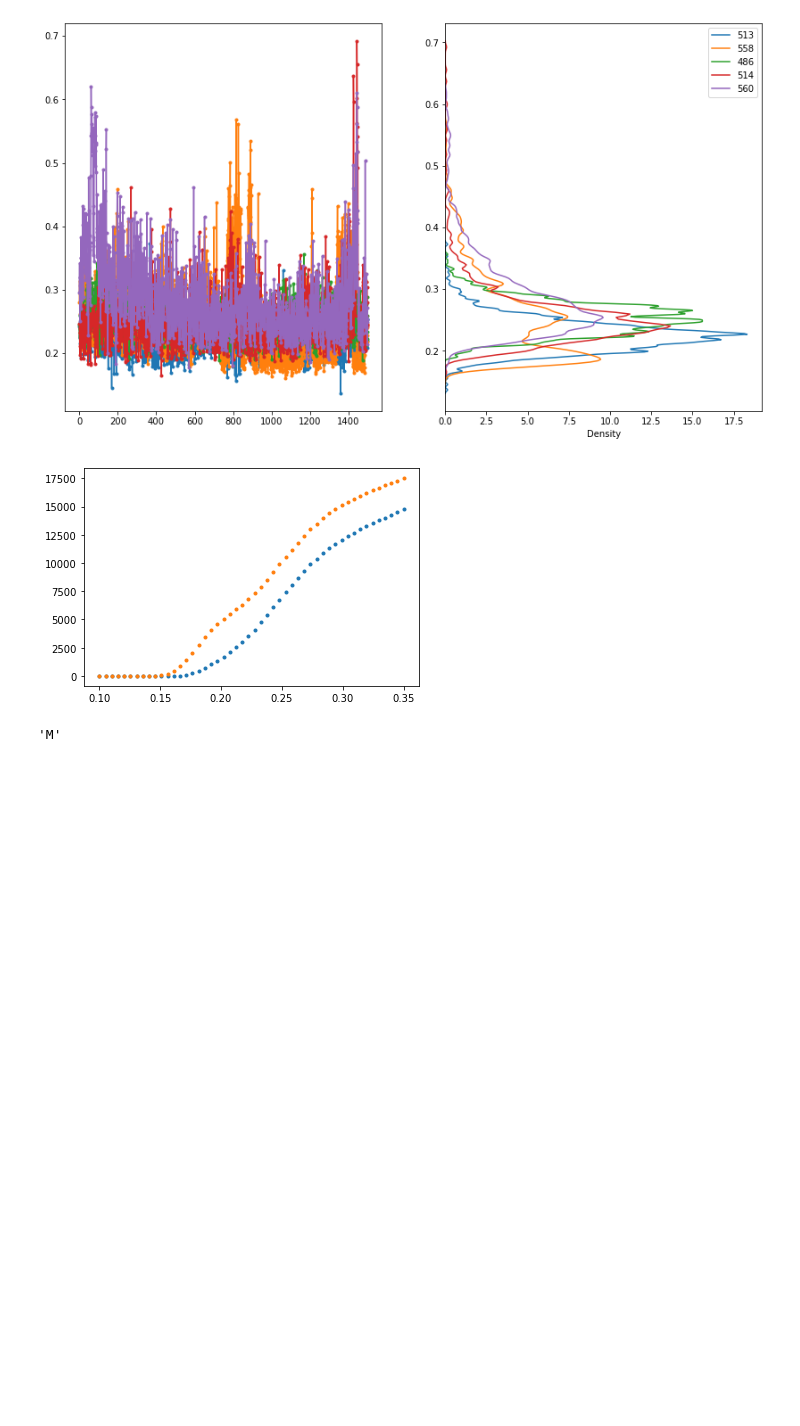
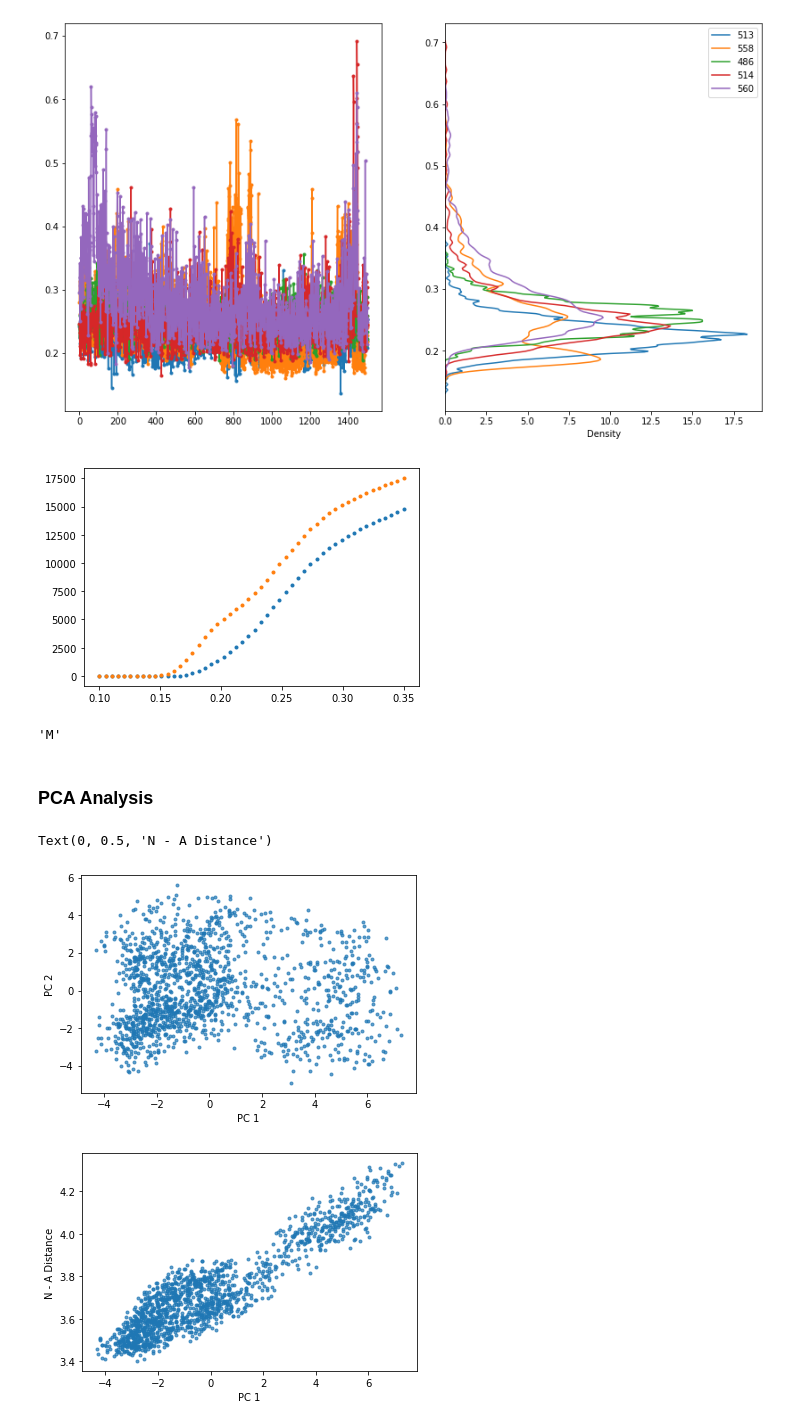
Before and after one commit to cmrg-lab/serca-atp-datp, a Jupyter notebook: simulation_structures/quick_analysis/Trajectory_domain_analysis.ipynb, the cells around one changed output. Cells and saved outputs as stored; diff of their text form; code cells hidden in the pictures; blank space fills up the shorter version.

```diff
--- a/simulation_structures/quick_analysis/Trajectory_domain_analysis.ipynb
+++ b/simulation_structures/quick_analysis/Trajectory_domain_analysis.ipynb
@@ -318,8 +315,8 @@ for i in range(original_index_len):
     original_all_contact_array[start:stop,2] = np.arange(original_traj_len)
     original_all_contact_array[start:stop,3] = contact_original_ATP_dist[:,index]
 
-    start = i*traj_len + original_half_point
-    stop = (i+1)*traj_len + original_half_point
+    start = i*original_traj_len + original_half_point
+    stop = (i+1)*original_traj_len + original_half_point
     original_all_contact_array[start:stop,1] = int(index)
     original_all_contact_array[start:stop,2] = np.arange(original_traj_len)
     original_all_contact_array[start:stop,3] = contact_original_dATP_dist[:,index]
@@ -462,14 +449,14 @@ for i in range(len(original_complete_corrected_union)):
 
     if original_3W5A_ATP.top.residue(original_complete_corrected_union[i]).code == human_3W5A_ATP.top.residue(human_complete_corrected_union[i]).code:
         if original_3W5A_ATP.top.residue(original_complete_corrected_union[i]).index == human_3W5A_ATP.top.residue(human_complete_corrected_union[i]).index:
-            print_name = original_3W5A_ATP.top.residue(original_complete_corrected_union[i]).name + ' {}'.format(original_3W5A_ATP.top.residue(original_complete_corrected_union[i]).index)
+            print_name = original_3W5A_ATP.top.residue(original_complete_corrected_union[i]).name + ' {}'.format(original_3W5A_ATP.top.residue(original_complete_corrected_union[i]).index+1)
             print(print_name)
             superset_residue_list.append([print_name]*traj_len)
 
         else:
             print_name = original_3W5A_ATP.top.residue(original_complete_corrected_union[i]).name + ' {}/{}'.format(
-            original_3W5A_ATP.top.residue(original_complete_corrected_union[i]).index,
-            human_3W5A_ATP.top.residue(human_complete_corrected_union[i]).index)
+            original_3W5A_ATP.top.residue(original_complete_corrected_union[i]).index+1,
+            human_3W5A_ATP.top.residue(human_complete_corrected_union[i]).index+1)
             print(print_name)
             superset_residue_list.append([print_name]*traj_len)
 # %% [output]
@@ -799,3 +786,5 @@ for i in np.linspace(0.1,0.35):
 human_3W5A_ATP.top.residue(0).code
 # %% [output]
 'M'
+# %% [markdown]
+### PCA Analysis
@@ -801,0 +793,26 @@ human_3W5A_ATP.top.residue(0).code
+# %%
+def plot_and_calc_PC(input_trajectory, n_residues, t_len):
+    CA_atoms = input_trajectory.top.select('name CA')
+    input_trajectory = input_trajectory.superpose(input_trajectory, 0, CA_atoms, parallel = True)
+    flattened_coords = np.zeros((t_len, n_residues*3))
+    for i in range(t_len):
+        flattened_coords[i] = input_trajectory.xyz[i,CA_atoms,:].flatten()
+
+    pca = PCA(n_components = 2)
+    fitted = pca.fit_transform(flattened_coords)
+    plt.figure()
+    plt.plot(fitted[:,0], fitted[:,1],'.', alpha = 0.7)
+    return(fitted)
+# %%
+original_ATP_PC = plot_and_calc_PC(original_3W5A_ATP, 994, 1500)
+plt.xlabel('PC 1')
+plt.ylabel('PC 2')
+
+plt.figure()
+plt.plot(original_ATP_PC[:,0], original_ATP_A_N_dist, '.', alpha = 0.7)
+plt.xlabel('PC 1')
+plt.ylabel('N - A Distance')
+# %% [output]
+Text(0, 0.5, 'N - A Distance')
+[figure, added]
+[figure, added]
```
Also changed, not shown: parts of 15 cells of this notebook.
